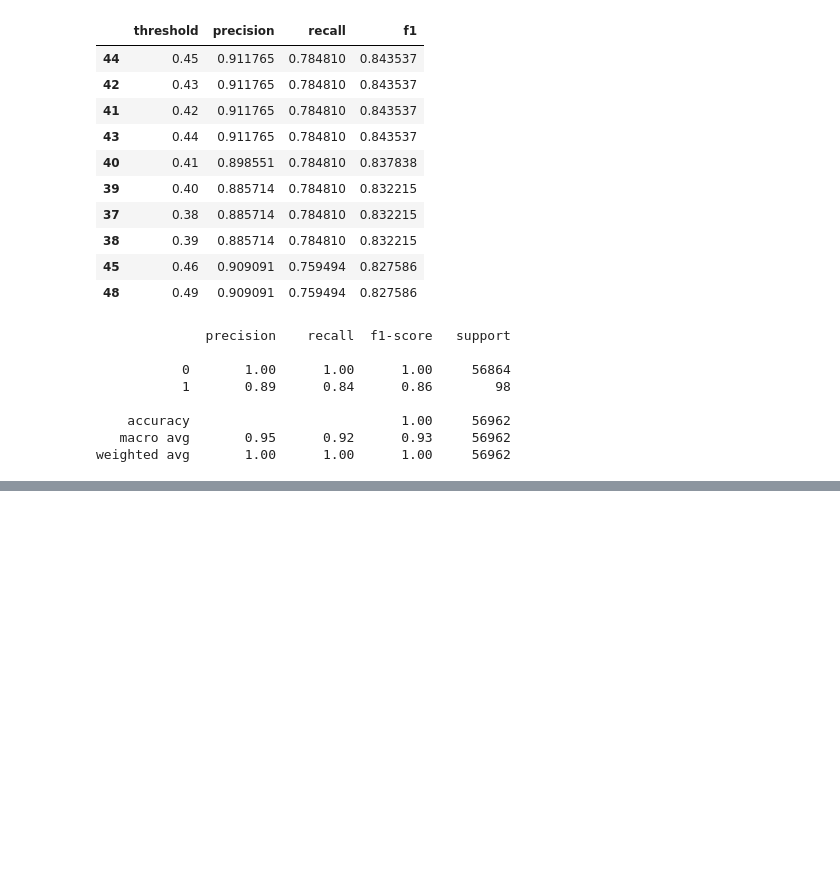
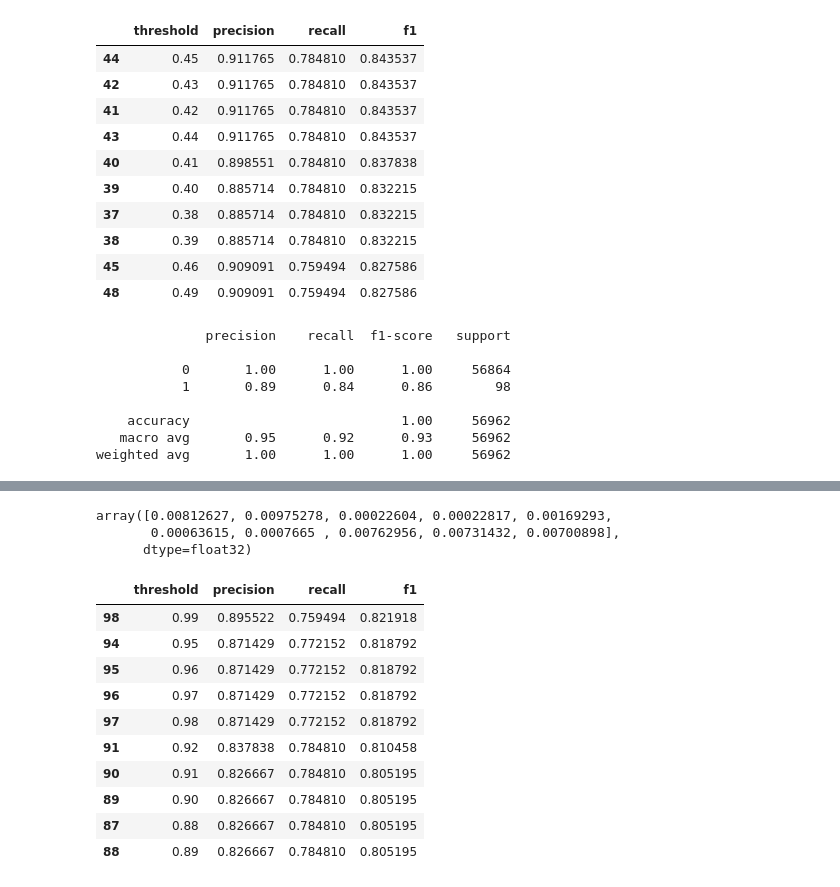
Before and after one commit to nathanbarbosatx/deteccao-fraude-cartao, a Jupyter notebook: fraude_cartao.ipynb, the cells around one changed output, grey strips where cells are left out. Drawn from its saved outputs; the diff is of its cells as text; code cells hidden in the pictures; blank space fills up the shorter version.

```diff
--- a/fraude_cartao.ipynb
+++ b/fraude_cartao.ipynb
@@ -527,0 +537,7 @@ weighted avg       1.00      1.00      1.00     56962
+# %%
+peso_classe = (
+    y_train_model.value_counts()[0]
+    / y_train_model.value_counts()[1]
+)
+
+print("Scale Pos Weight:", peso_classe)
@@ -527,0 +558,5 @@ weighted avg       1.00      1.00      1.00     56962
+# %%
+modelo_xgb.fit(
+    X_train_model,
+    y_train_model
+)
@@ -527,0 +576,45 @@ weighted avg       1.00      1.00      1.00     56962
+# %%
+y_prob_val_xgb = modelo_xgb.predict_proba(X_val)[:, 1]
+
+y_prob_val_xgb[:10]
+# %% [output]
+array([0.00812627, 0.00975278, 0.00022604, 0.00022817, 0.00169293,
+       0.00063615, 0.0007665 , 0.00762956, 0.00731432, 0.00700898],
+      dtype=float32)
+# %%
+thresholds = np.arange(0.01, 1.00, 0.01)
+
+resultados_threshold_xgb = []
+
+for threshold in thresholds:
+    y_pred_val_xgb = (y_prob_val_xgb >= threshold).astype(int)
+
+    precision = precision_score(y_val, y_pred_val_xgb)
+    recall = recall_score(y_val, y_pred_val_xgb)
+    f1 = f1_score(y_val, y_pred_val_xgb)
+
+    resultados_threshold_xgb.append({
+        "threshold": threshold,
+        "precision": precision,
+        "recall": recall,
+        "f1": f1
+    })
+
+resultados_threshold_xgb = pd.DataFrame(resultados_threshold_xgb)
+
+resultados_threshold_xgb.sort_values(
+    "f1",
+    ascending=False
+).head(10)
+# %% [output]
+|  | threshold | precision | recall | f1 |
+| 98 | 0.99 | 0.895522 | 0.759494 | 0.821918 |
+| 94 | 0.95 | 0.871429 | 0.772152 | 0.818792 |
+| 95 | 0.96 | 0.871429 | 0.772152 | 0.818792 |
+| 96 | 0.97 | 0.871429 | 0.772152 | 0.818792 |
+| 97 | 0.98 | 0.871429 | 0.772152 | 0.818792 |
+| 91 | 0.92 | 0.837838 | 0.784810 | 0.810458 |
+| 90 | 0.91 | 0.826667 | 0.784810 | 0.805195 |
+| 89 | 0.90 | 0.826667 | 0.784810 | 0.805195 |
+| 87 | 0.88 | 0.826667 | 0.784810 | 0.805195 |
+| 88 | 0.89 | 0.826667 | 0.784810 | 0.805195 |
```
Also changed, not shown: parts of 6 cells of this notebook.
